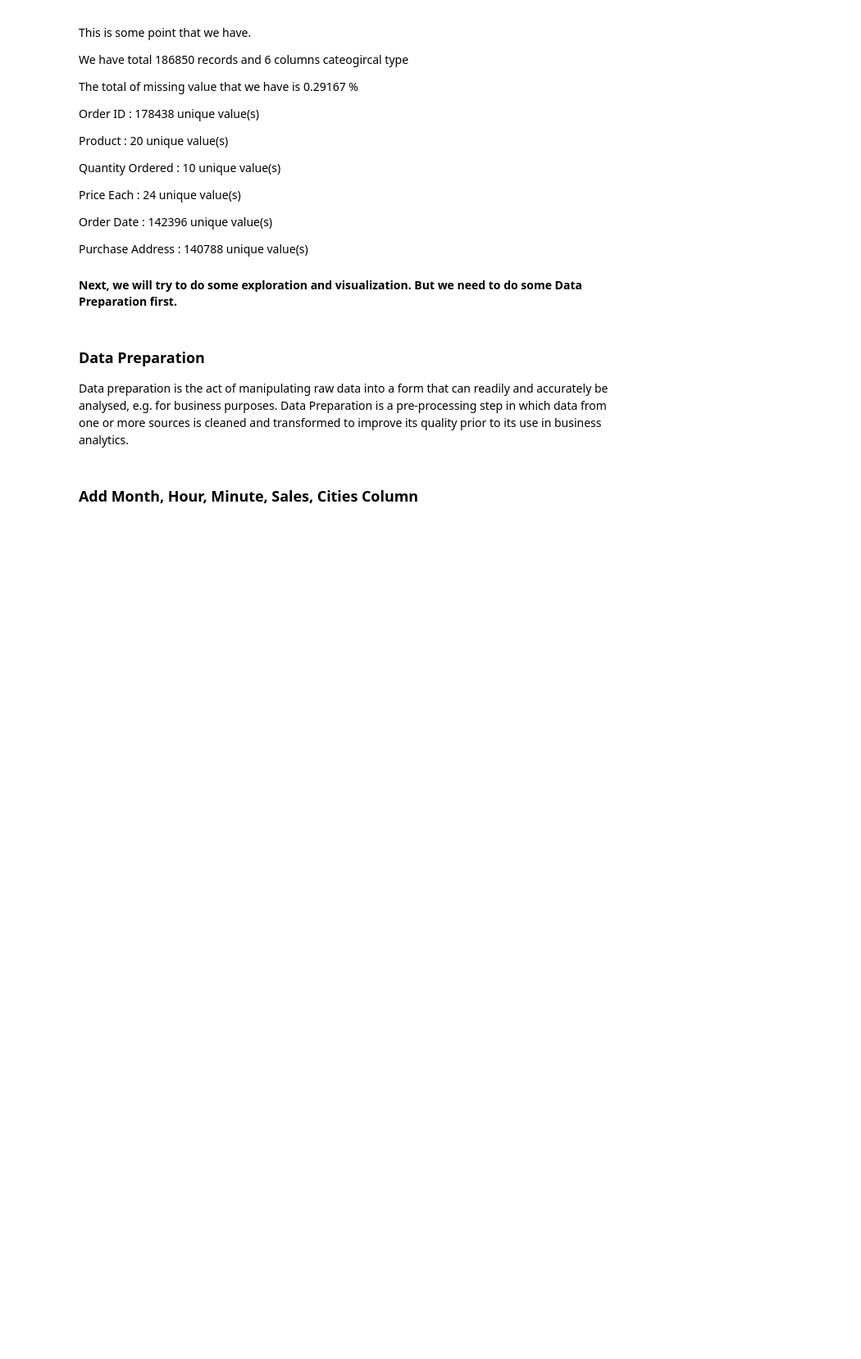
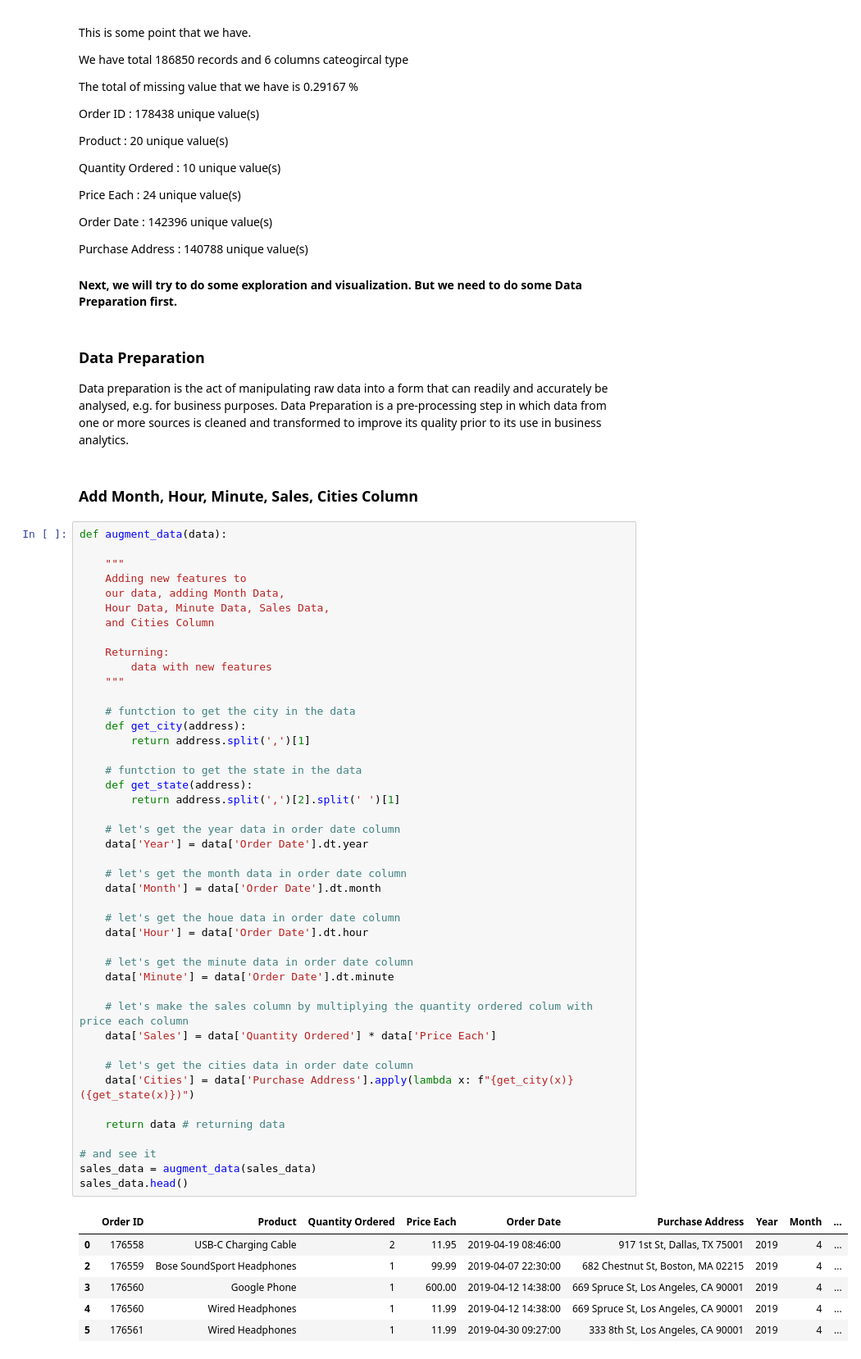
Before and after one commit to masete/Sales-Data-Deep-Analysis, a Jupyter notebook: deep_analysis.ipynb, the cells around one changed output. Shown at 82% size. Cells and saved outputs as stored; diff of their text form; blank space fills up the shorter version.

```diff
--- a/deep_analysis.ipynb
+++ b/deep_analysis.ipynb
@@ -230,3 +230,54 @@ is a pre-processing step in which data from one or more sources is cleaned and t
 to improve its quality prior to its use in business analytics.
 # %% [markdown]
 ### Add Month, Hour, Minute, Sales, Cities Column
+# %%
+def augment_data(data):
+
+    """
+    Adding new features to
+    our data, adding Month Data,
+    Hour Data, Minute Data, Sales Data,
+    and Cities Column
+
+    Returning:
+        data with new features
+    """
+
+    # funtction to get the city in the data
+    def get_city(address):
+        return address.split(',')[1]
+
+    # funtction to get the state in the data
+    def get_state(address):
+        return address.split(',')[2].split(' ')[1]
+
+    # let's get the year data in order date column
+    data['Year'] = data['Order Date'].dt.year
+
+    # let's get the month data in order date column
+    data['Month'] = data['Order Date'].dt.month
+
+    # let's get the houe data in order date column
+    data['Hour'] = data['Order Date'].dt.hour
+
+    # let's get the minute data in order date column
+    data['Minute'] = data['Order Date'].dt.minute
+
+    # let's make the sales column by multiplying the quantity ordered colum with price each column
+    data['Sales'] = data['Quantity Ordered'] * data['Price Each']
+
+    # let's get the cities data in order date column
+    data['Cities'] = data['Purchase Address'].apply(lambda x: f"{get_city(x)} ({get_state(x)})")
+
+    return data # returning data
+
+# and see it
+sales_data = augment_data(sales_data)
+sales_data.head()
+# %% [output]
+|  | Order ID | Product | Quantity Ordered | Price Each | Order Date | Purchase Address | Year | Month | ... |
+| 0 | 176558 | USB-C Charging Cable | 2 | 11.95 | 2019-04-19 08:46:00 | 917 1st St, Dallas, TX 75001 | 2019 | 4 | ... |
+| 2 | 176559 | Bose SoundSport Headphones | 1 | 99.99 | 2019-04-07 22:30:00 | 682 Chestnut St, Boston, MA 02215 | 2019 | 4 | ... |
+| 3 | 176560 | Google Phone | 1 | 600.00 | 2019-04-12 14:38:00 | 669 Spruce St, Los Angeles, CA 90001 | 2019 | 4 | ... |
+| 4 | 176560 | Wired Headphones | 1 | 11.99 | 2019-04-12 14:38:00 | 669 Spruce St, Los Angeles, CA 90001 | 2019 | 4 | ... |
+| 5 | 176561 | Wired Headphones | 1 | 11.99 | 2019-04-30 09:27:00 | 333 8th St, Los Angeles, CA 90001 | 2019 | 4 | ... |
```
Also changed, not shown: parts of 1 cell of this notebook.
